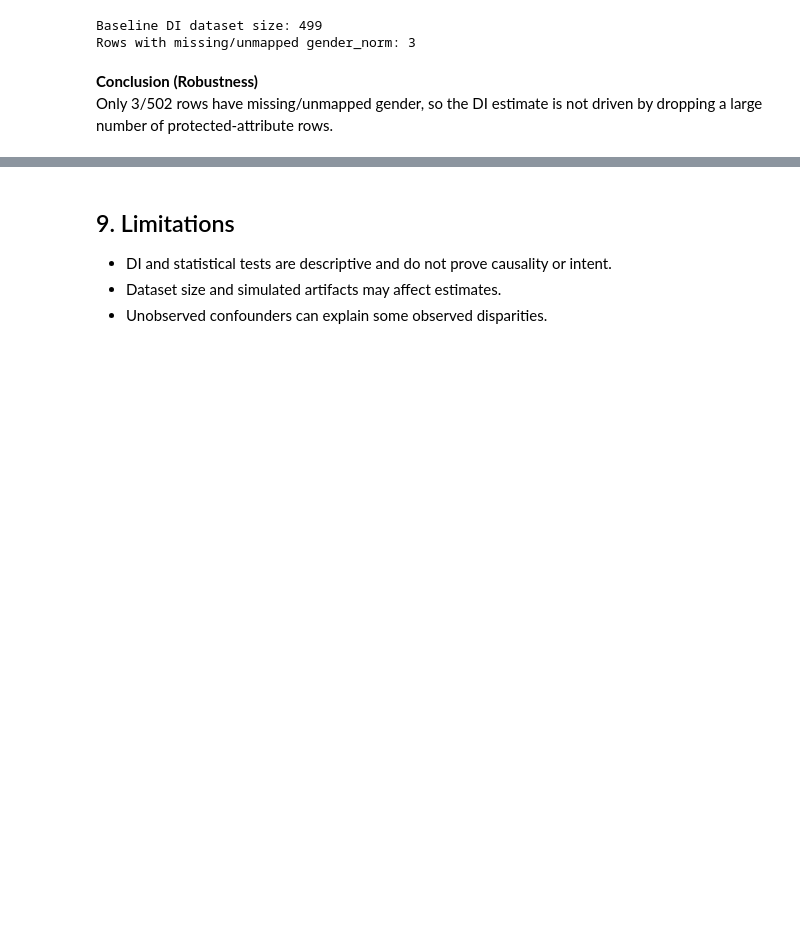
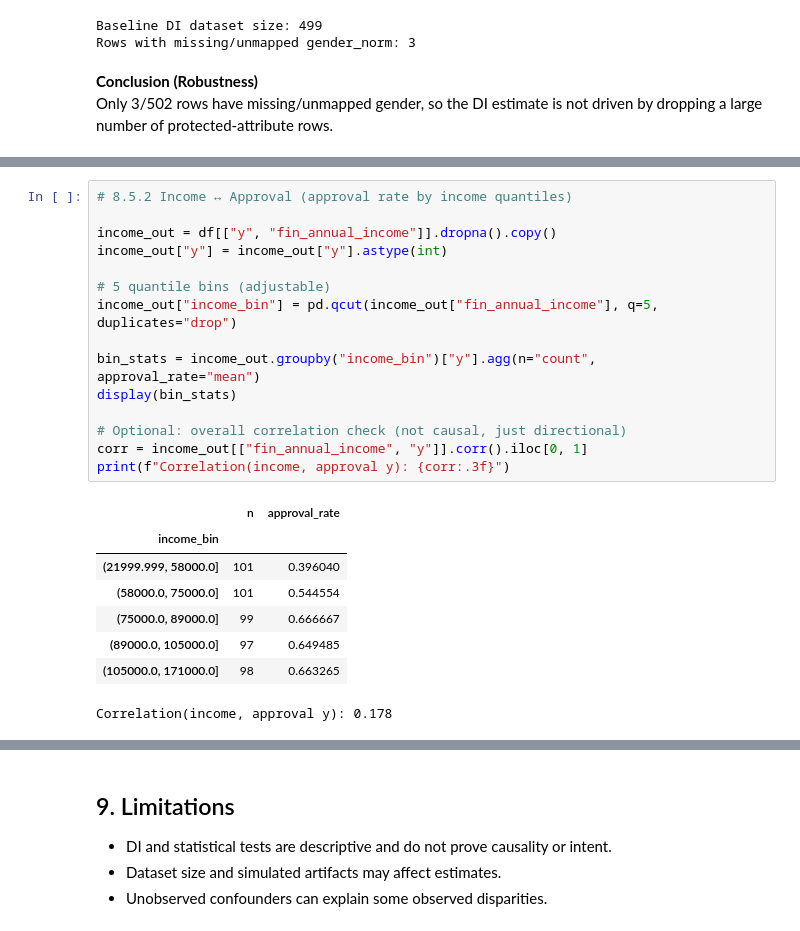
Before and after one commit to leo-nor-pro/dego-project-team6, a Jupyter notebook: notebooks/02-bias-analysis.ipynb, the cells around one changed output, grey strips where cells are left out. Cells and saved outputs as stored; diff of their text form; blank space fills up the shorter version.

```diff
--- a/notebooks/02-bias-analysis.ipynb
+++ b/notebooks/02-bias-analysis.ipynb
@@ -414,0 +506,24 @@ Next steps include repeating the same two-link check for other candidate proxies
+# %%
+# 8.5.2 Income ↔ Approval (approval rate by income quantiles)
+
+income_out = df[["y", "fin_annual_income"]].dropna().copy()
+income_out["y"] = income_out["y"].astype(int)
+
+# 5 quantile bins (adjustable)
+income_out["income_bin"] = pd.qcut(income_out["fin_annual_income"], q=5, duplicates="drop")
+
+bin_stats = income_out.groupby("income_bin")["y"].agg(n="count", approval_rate="mean")
+display(bin_stats)
+
+# Optional: overall correlation check (not causal, just directional)
+corr = income_out[["fin_annual_income", "y"]].corr().iloc[0, 1]
+print(f"Correlation(income, approval y): {corr:.3f}")
+# %% [output]
+|  | n | approval_rate |
+| income_bin |  |  |
+| (21999.999, 58000.0] | 101 | 0.396040 |
+| (58000.0, 75000.0] | 101 | 0.544554 |
+| (75000.0, 89000.0] | 99 | 0.666667 |
+| (89000.0, 105000.0] | 97 | 0.649485 |
+| (105000.0, 171000.0] | 98 | 0.663265 |
+Correlation(income, approval y): 0.178
```
Also changed, not shown: parts of 30 cells of this notebook.
